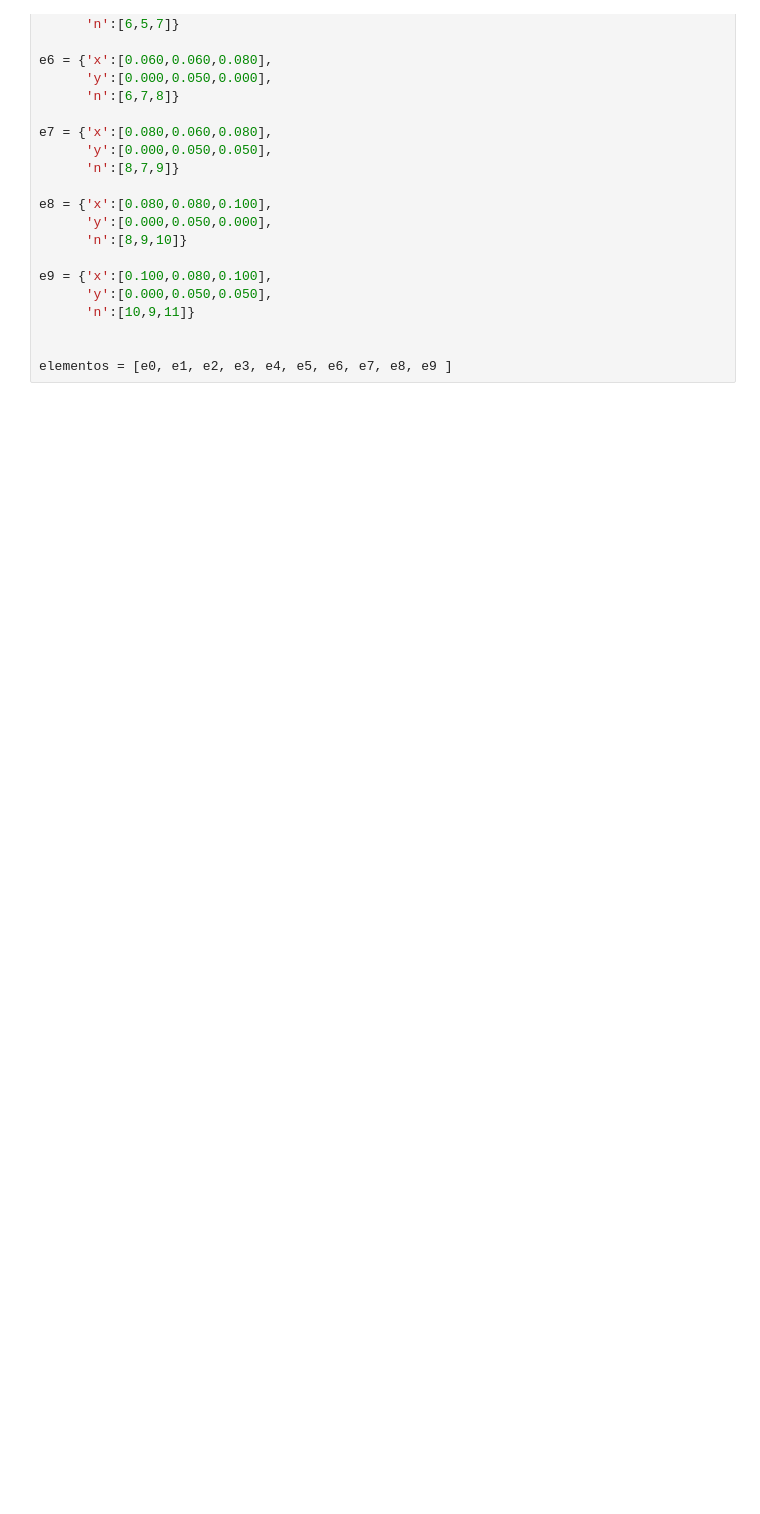
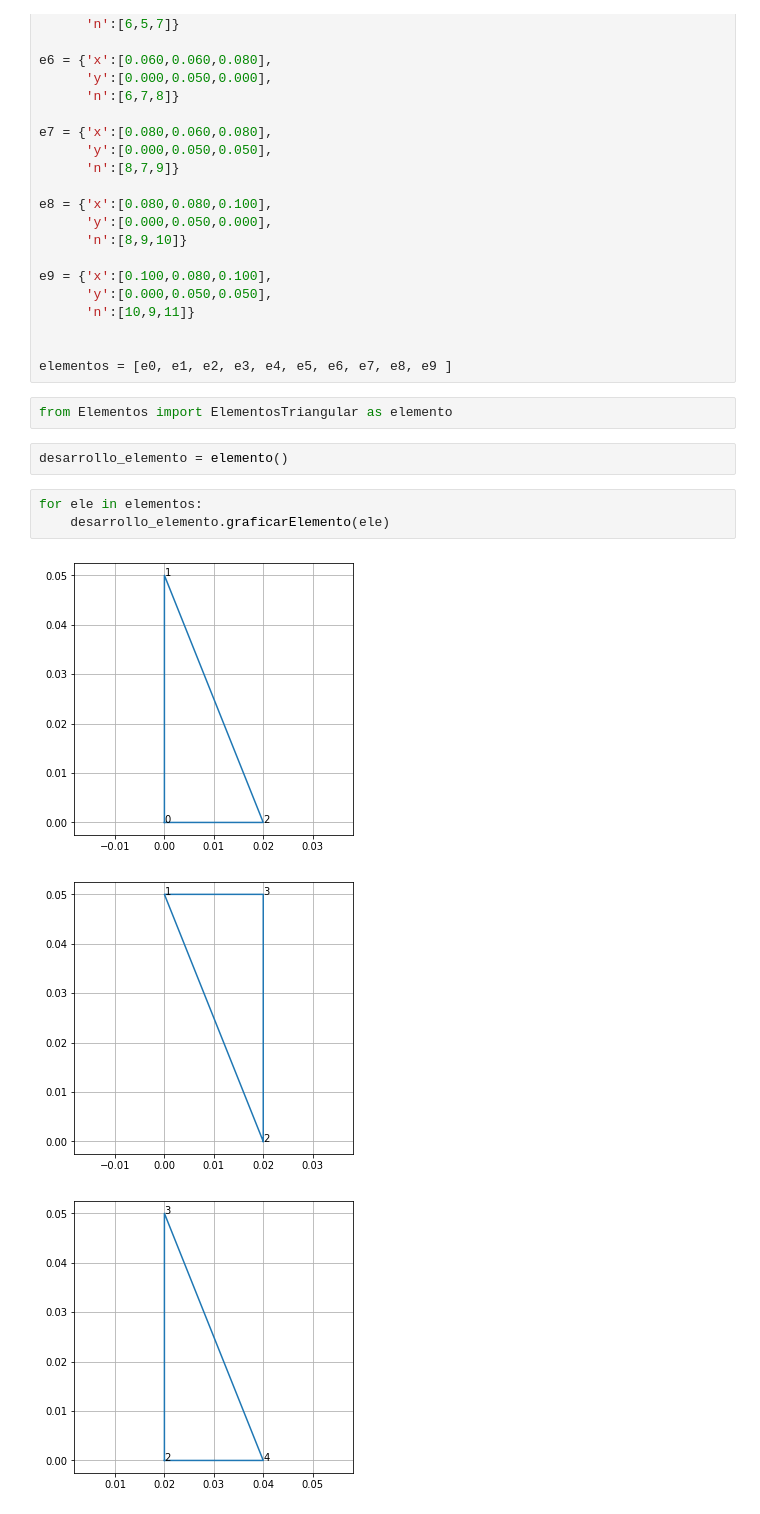
Before and after one commit to gdesirena/Elementos-Finitos, a Jupyter notebook: Modulo2/Capitulo-04/Ejercicio10elementosTriangularesLin_Clase.ipynb, the cells around one changed output. Drawn from its saved outputs; the diff is of its cells as text; blank space fills up the shorter version.

```diff
--- a/Modulo2/Capitulo-04/Ejercicio10elementosTriangularesLin_Clase.ipynb
+++ b/Modulo2/Capitulo-04/Ejercicio10elementosTriangularesLin_Clase.ipynb
@@ -51,3 +51,14 @@ e9 = {'x':[0.100,0.080,0.100],
 
 
 elementos = [e0, e1, e2, e3, e4, e5, e6, e7, e8, e9 ]
+# %%
+from Elementos import ElementosTriangular as elemento
+# %%
+desarrollo_elemento = elemento()
+# %%
+for ele in elementos:
+    desarrollo_elemento.graficarElemento(ele)
+# %% [output]
+[figure, added]
+[figure, added]
+[figure, added]
```
Also changed, not shown: parts of 18 cells of this notebook.
